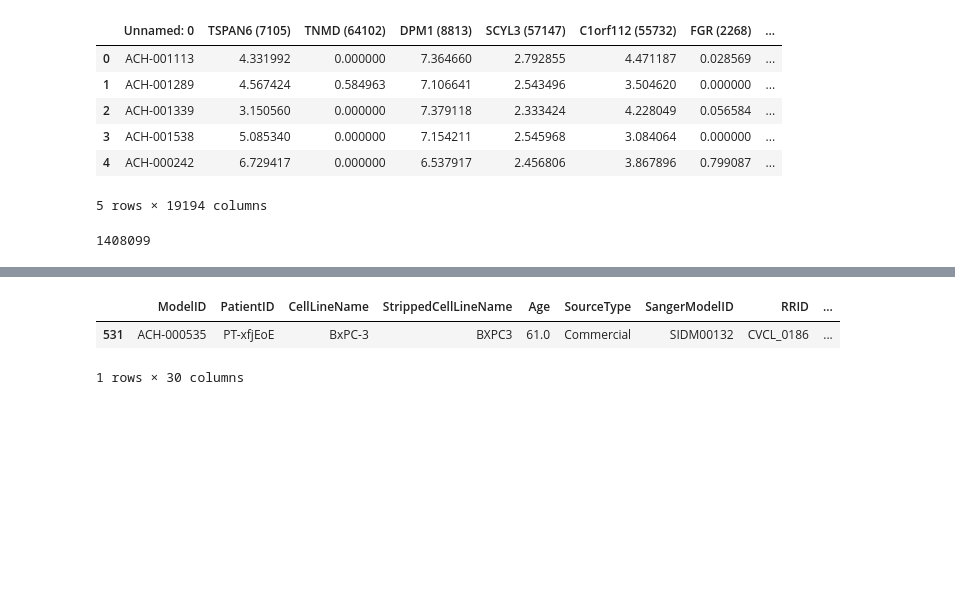
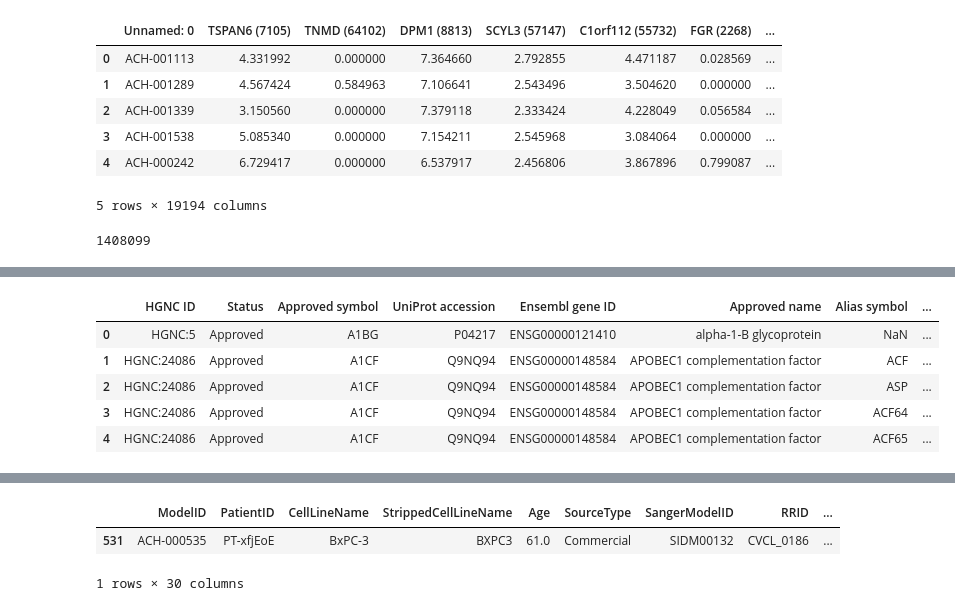
Before and after one commit to dan-beach/dependant-weights, a Jupyter notebook: depmap-processing.ipynb, the cells around one changed output, grey strips where cells are left out. Drawn from its saved outputs; the diff is of its cells as text; code cells hidden in the pictures; blank space fills up the shorter version.

```diff
--- a/depmap-processing.ipynb
+++ b/depmap-processing.ipynb
@@ -4,6 +4,7 @@ import pandas as pd
 # %%
 #data_path = '/home/db600/phd/data/depmap/'
 data_path = 'C:\\Users\\dan\\Documents\\phd\\data\\depmap\\'
+biomart_path = 'C:\\Users\\dan\\Documents\\phd\\data\\biomart\\'
 #os.getcwd()
 os.listdir(data_path)
 # %% [output]
@@ -96,0 +166,3 @@ len(mut_data2)
+# %%
+ensembl_biomart = pd.read_csv(biomart_path + '\\ensembl_biomart_21_12_23.csv')
+hgnc_biomart = pd.read_csv(biomart_path + '\\hgnc_biomart_21_12_23.txt', sep='\t')
@@ -96,0 +178,9 @@ len(mut_data2)
+# %%
+hgnc_biomart.head()
+# %% [output]
+|  | HGNC ID | Status | Approved symbol | UniProt accession | Ensembl gene ID | Approved name | Alias symbol | ... |
+| 0 | HGNC:5 | Approved | A1BG | P04217 | ENSG00000121410 | alpha-1-B glycoprotein | NaN | ... |
+| 1 | HGNC:24086 | Approved | A1CF | Q9NQ94 | ENSG00000148584 | APOBEC1 complementation factor | ACF | ... |
+| 2 | HGNC:24086 | Approved | A1CF | Q9NQ94 | ENSG00000148584 | APOBEC1 complementation factor | ASP | ... |
+| 3 | HGNC:24086 | Approved | A1CF | Q9NQ94 | ENSG00000148584 | APOBEC1 complementation factor | ACF64 | ... |
+| 4 | HGNC:24086 | Approved | A1CF | Q9NQ94 | ENSG00000148584 | APOBEC1 complementation factor | ACF65 | ... |
```
Also changed, not shown: parts of 10 cells of this notebook, 3 other files.
